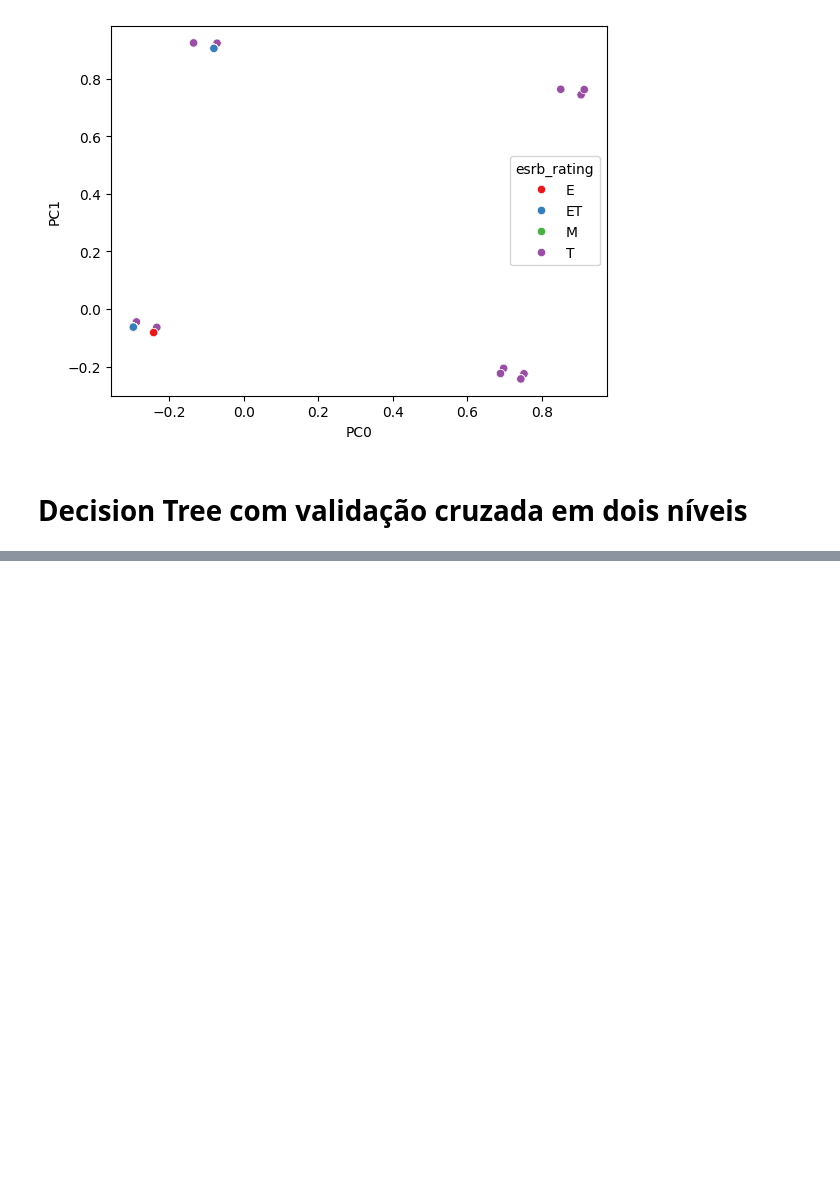
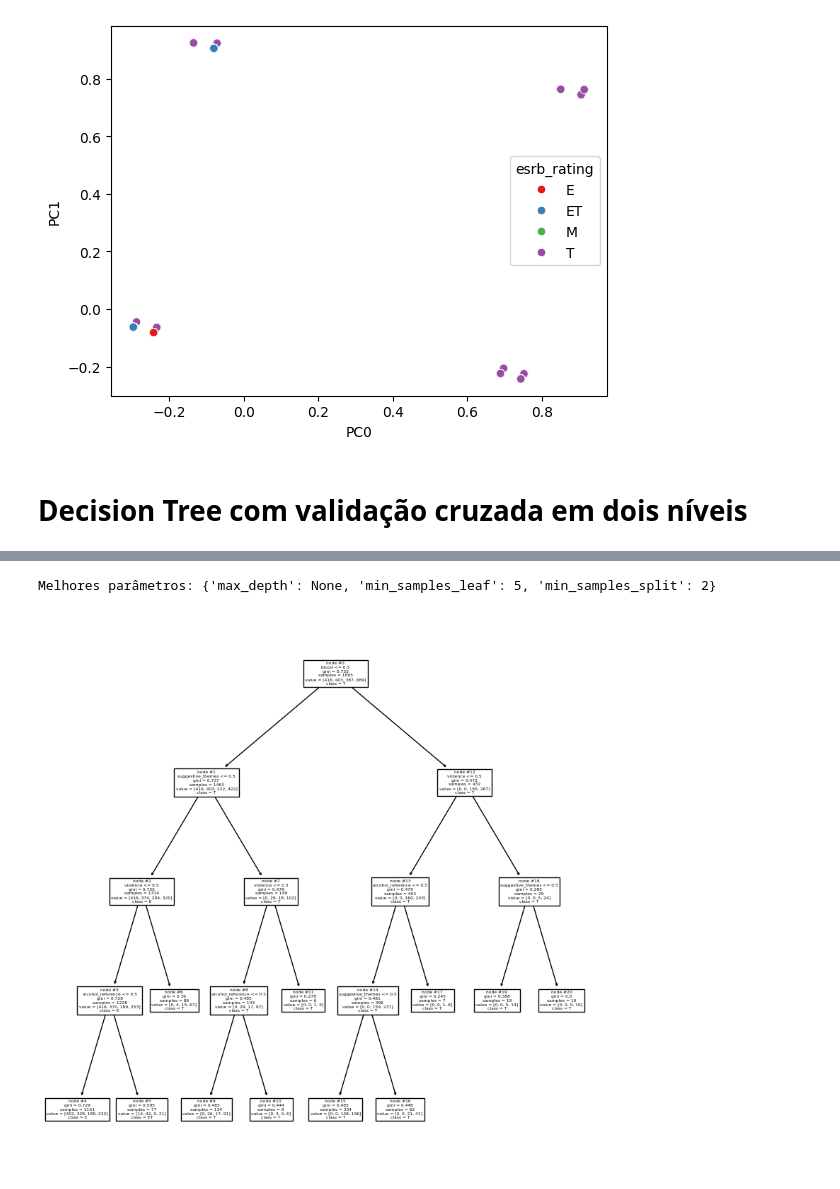
Before and after one commit to thiagogquinto/machine_learning, a Jupyter notebook: Atividade5/Atividade5.ipynb, the cells around one changed output, grey strips where cells are left out. Cells and saved outputs as stored; diff of their text form; code cells hidden in the pictures; blank space fills up the shorter version.

```diff
--- a/Atividade5/Atividade5.ipynb
+++ b/Atividade5/Atividade5.ipynb
@@ -37,0 +196,15 @@ sns.scatterplot(data=X_pca_df, x='PC0', y='PC1', hue=y, palette='Set1')
+# %%
+best_params = dt_classifier.best_params_
+
+print("Melhores parâmetros:", best_params)
+
+dt = DecisionTreeClassifier(**best_params)
+
+dt.fit(X, y)
+
+plt.figure(figsize=(10,10))
+plot_tree(dt, class_names=dt.classes_, feature_names=X.columns, node_ids=True)
+plt.show()
+# %% [output]
+Melhores parâmetros: {'max_depth': None, 'min_samples_leaf': 5, 'min_samples_split': 2}
+[figure, added]
```
Also changed, not shown: parts of 7 cells of this notebook.
